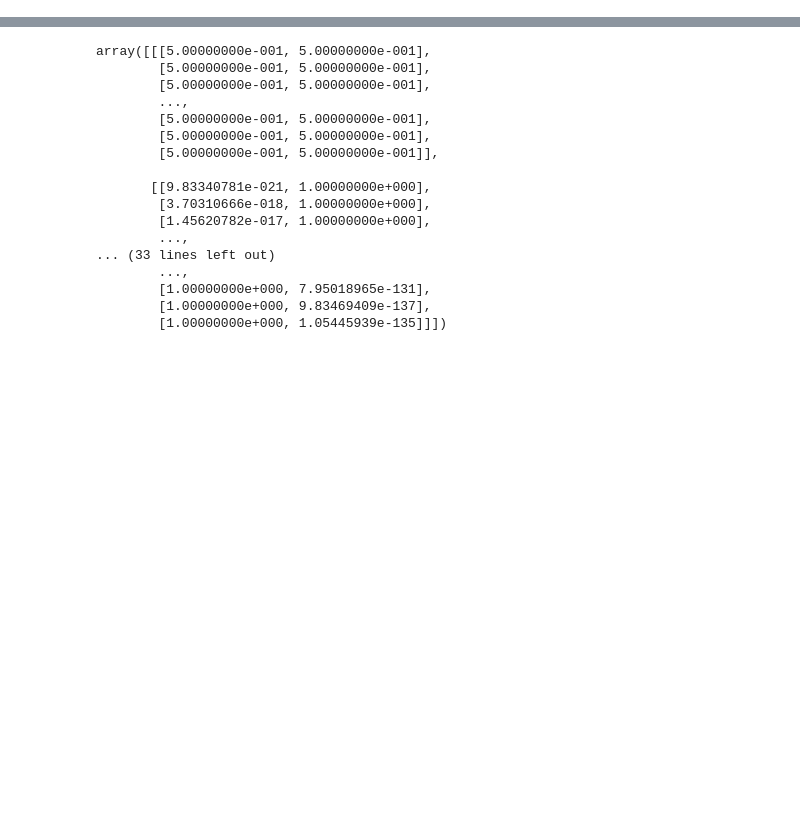
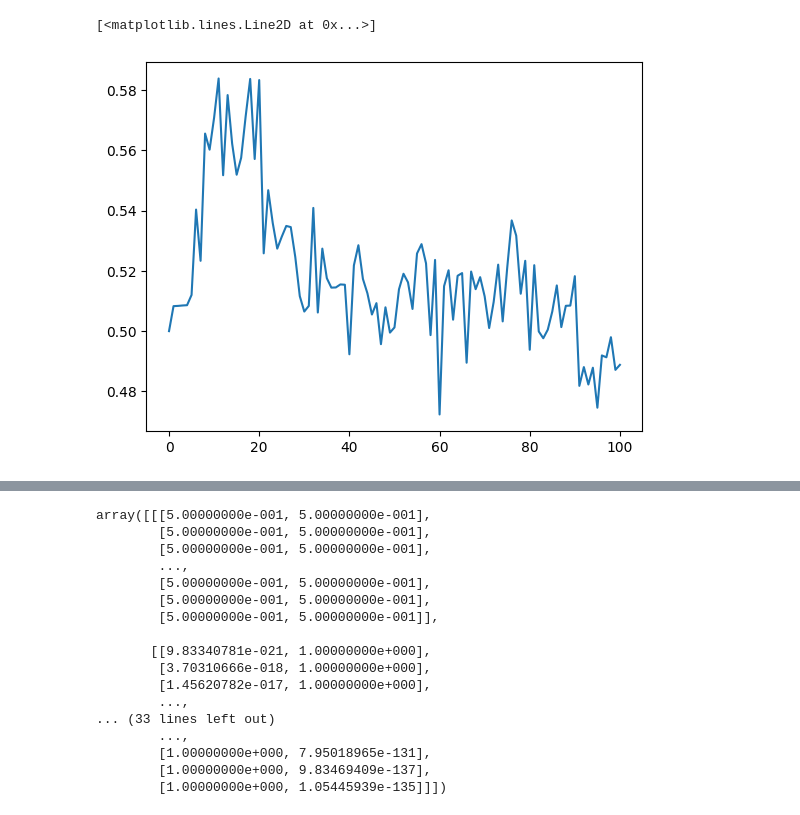
Before and after one commit to joshcorneck/dynamicBHPP, a Jupyter notebook: analyses/src_code_testing/testing.ipynb, the cells around one changed output, grey strips where cells are left out. Cells and saved outputs as stored; diff of their text form; code cells hidden in the pictures; blank space fills up the shorter version.

```diff
--- a/analyses/src_code_testing/testing.ipynb
+++ b/analyses/src_code_testing/testing.ipynb
@@ -101,3 +95,8 @@ VB.rate_changes_list
+# %%
+plt.plot(np.arange(101), VB.tau_store.mean(axis=1)[:,1])
+# %% [output]
+[<matplotlib.lines.Line2D at 0x...>]
+[figure, added]
 # %%
 for k in range(2):
     for m in range(2):
```
Also changed, not shown: parts of 12 cells of this notebook, 2 other files.
